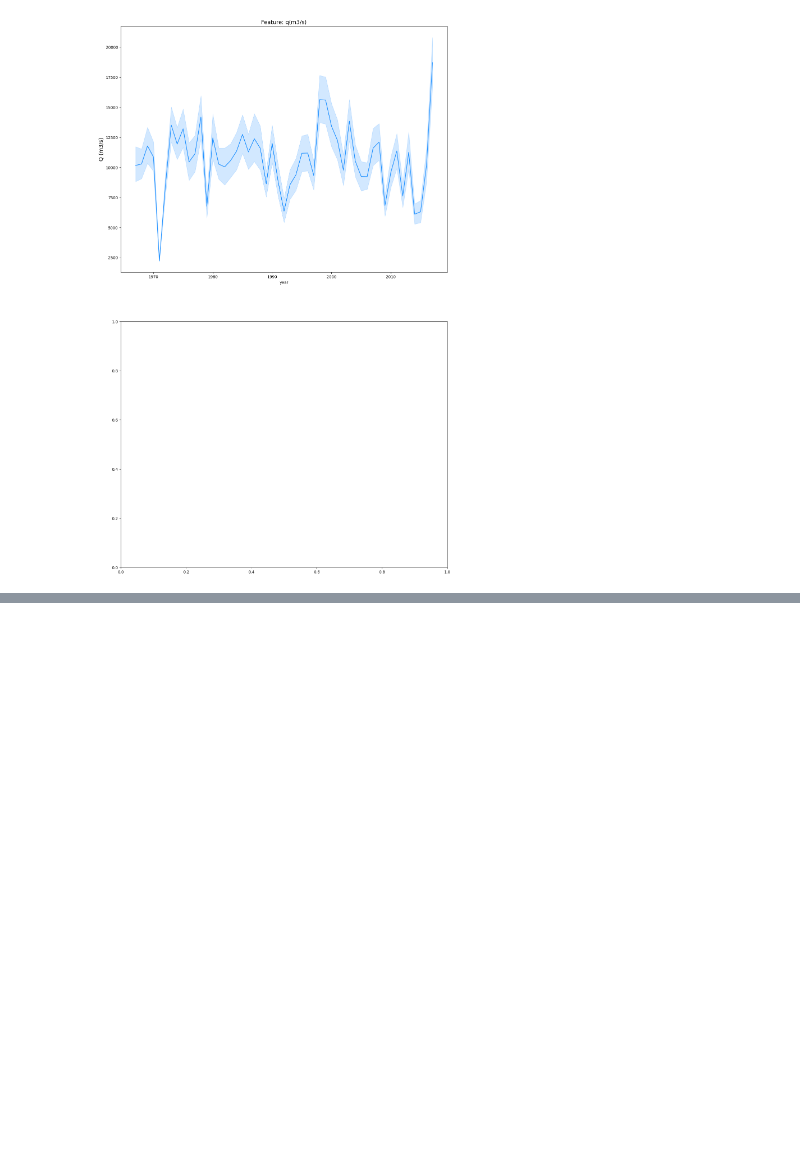
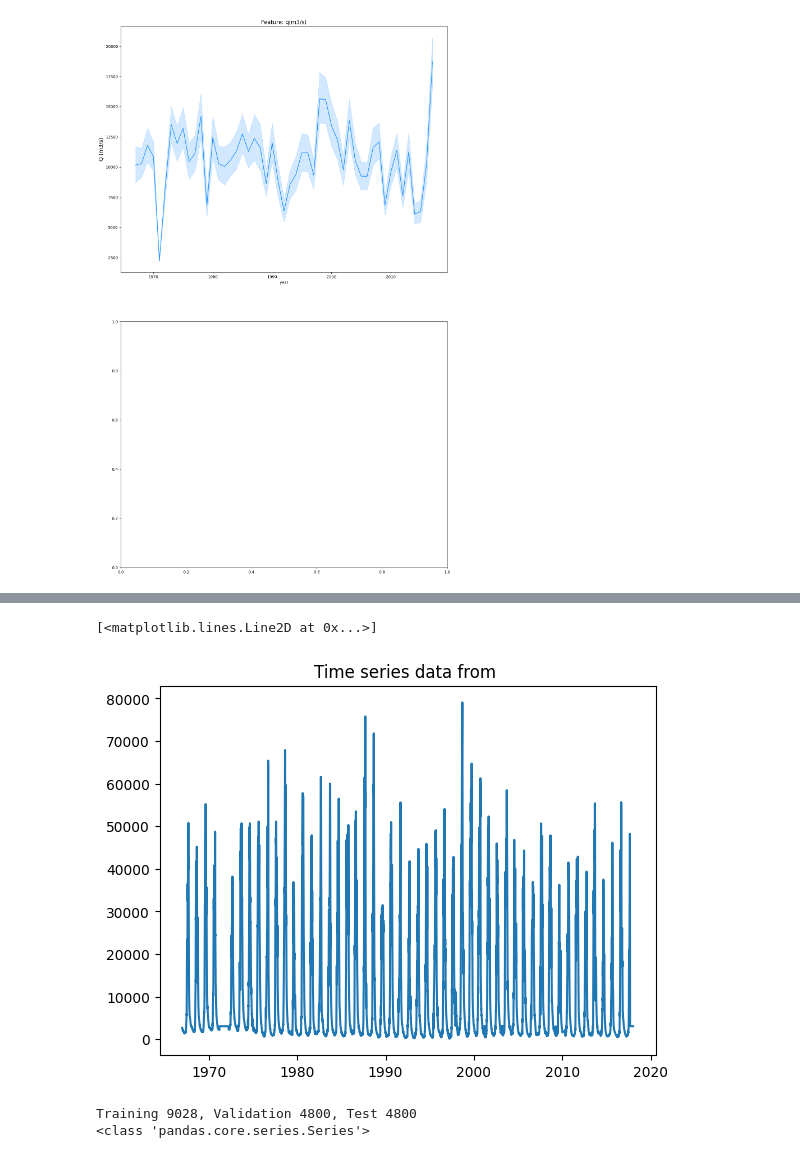
Before and after one commit to GVSU-CIS635/GVSU-CIS635-Project-Team-Data_Alliance, a Jupyter notebook: final_project.ipynb, the cells around one changed output, grey strips where cells are left out. Cells and saved outputs as stored; diff of their text form; code cells hidden in the pictures; blank space fills up the shorter version.

```diff
--- a/final_project.ipynb
+++ b/final_project.ipynb
@@ -200,0 +252,20 @@ for name, model in models:
+# %%
+data = df_streamflow['q(m3/s)']
+plt.title("Time series data from 1970 to 2020")
+plt.plot(data)
+# %% [output]
+[<matplotlib.lines.Line2D at 0x...>]
+[figure, added]
+# %%
+split_validation = len(data) - 9600
+split_test = len(data) - 4800
+ts, ts_val, ts_test = (
+    data[0:split_validation],
+    data[split_validation:split_test],
+    data[split_test:],
+)
+print("Training %d, Validation %d, Test %d" % (len(ts), len(ts_val), len(ts_test)))
+print(type(ts))
+# %% [output]
+Training 9028, Validation 4800, Test 4800
+<class 'pandas.core.series.Series'>
```
Also changed, not shown: parts of 28 cells of this notebook.
